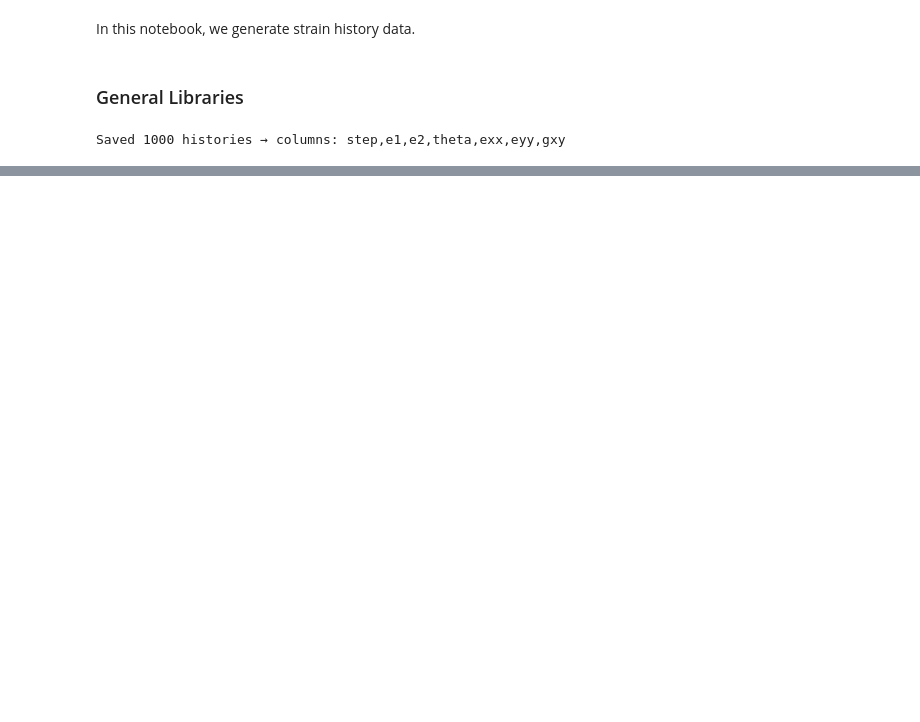
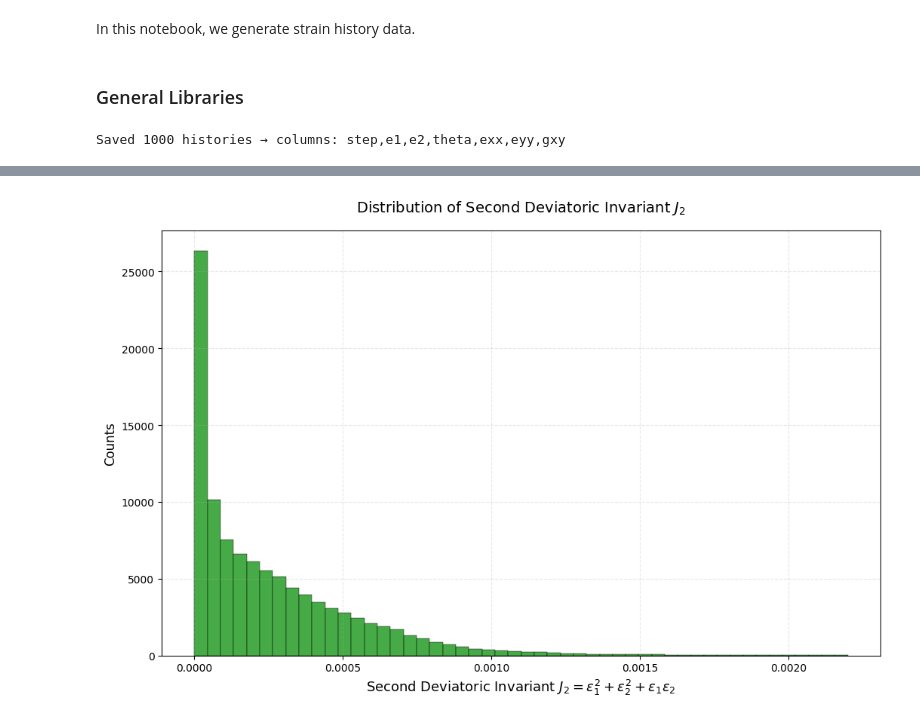
Before and after one commit to bdesia/feinn_project, a Jupyter notebook: notebooks/RVE_data_generation/RVE_strain_generation.ipynb, the cells around one changed output, grey strips where cells are left out. Saved outputs shown, nothing was run; the diff lists cells and outputs as text; code cells hidden in the pictures; blank space fills up the shorter version.

```diff
--- a/notebooks/RVE_data_generation/RVE_strain_generation.ipynb
+++ b/notebooks/RVE_data_generation/RVE_strain_generation.ipynb
@@ -40,0 +45,5 @@ Plot saved in ./strain_histories
+# %%
+generator.plot_j2_distribution(histories=histories,
+                                    bins = 50)
+# %% [output]
+[figure, added]
```
Also changed, not shown: parts of 5 cells of this notebook, 2 other files.
